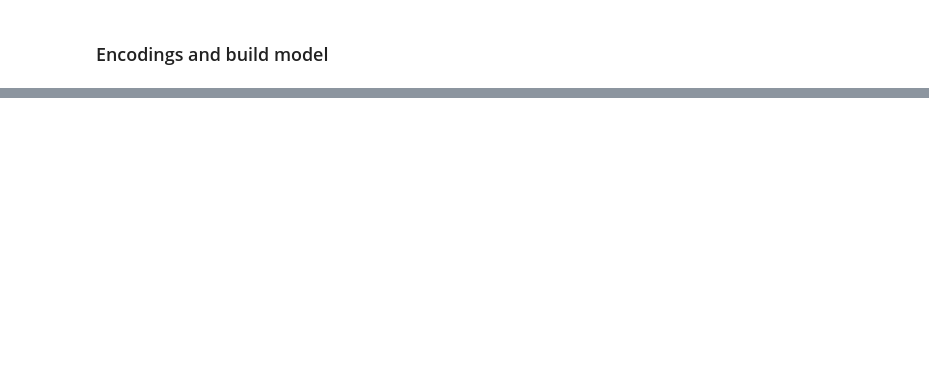
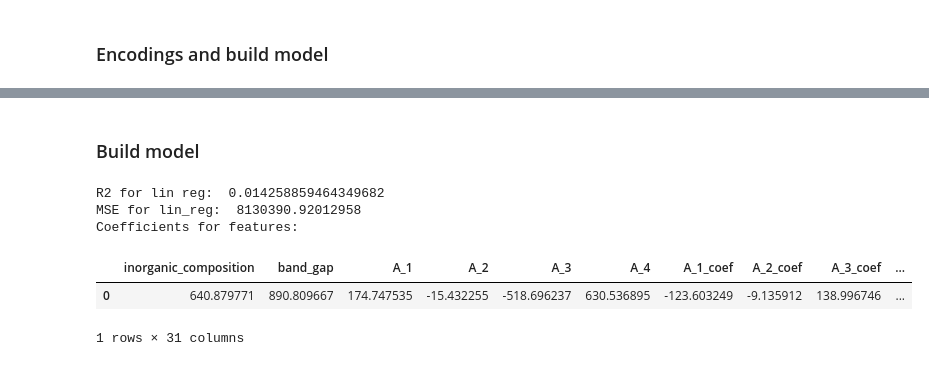
Before and after one commit to armh12/perovskite-data-analysis, a Jupyter notebook: notebooks/stability_prediction.ipynb, the cells around one changed output, grey strips where cells are left out. Cells and saved outputs as stored; diff of their text form; code cells hidden in the pictures; blank space fills up the shorter version.

```diff
--- a/notebooks/stability_prediction.ipynb
+++ b/notebooks/stability_prediction.ipynb
@@ -564,0 +596,12 @@ def create_and_save_mappings(df, categorical_cols, filepath):
+# %%
+df = df.rename(columns={
+    "Perovskite_band_gap": "band_gap",
+    "ETL_stack_sequence": "etl_stack_sequence",
+    "Perovskite_deposition_quenching_induced_crystallisation": "perovskite_deposition_quenching_induced_crystallisation",
+    "Cell_area_measured": "cell_area_measured",
+    "Backcontact_stack_sequence": "backcontact_stack_sequence"
+})
+coef_cols = [col for col in df.columns if col.endswith("_coef")]
+for col in coef_cols:
+    df[col] = df[col].astype(np.float64)
+df.info()
@@ -564,0 +626,28 @@ def create_and_save_mappings(df, categorical_cols, filepath):
+# %% [markdown]
+### Build model
+# %%
+# build simple linear regression
+from sklearn.linear_model import LinearRegression
+from sklearn.model_selection import train_test_split
+from sklearn.metrics import r2_score, mean_squared_error
+
+X, y = df.drop(columns=["TS80"]), df["TS80"]
+X_train, X_test, y_train, y_test = train_test_split(X, y, test_size=0.25, random_state=42)
+
+lin_reg = LinearRegression()
+lin_reg.fit(X_train, y_train)
+y_pred = lin_reg.predict(X_test)
+
+r2 = r2_score(y_test, y_pred)
+mse = mean_squared_error(y_test, y_pred)
+print("R2 for lin reg: ", r2)
+print("MSE for lin_reg: ", mse)
+print("Coefficients for features: ")
+pd.DataFrame([lin_reg.coef_], columns=X.columns)
+# %% [output]
+R2 for lin reg:  0.014258859464349682
+MSE for lin_reg:  8130390.92012958
+Coefficients for features:
+|  | inorganic_composition | band_gap | A_1 | A_2 | A_3 | A_4 | A_1_coef | A_2_coef | A_3_coef | ... |
+| 0 | 640.879771 | 890.809667 | 174.747535 | -15.432255 | -518.696237 | 630.536895 | -123.603249 | -9.135912 | 138.996746 | ... |
+1 rows × 31 columns
```
Also changed, not shown: parts of 12 cells of this notebook, 13 other files.
